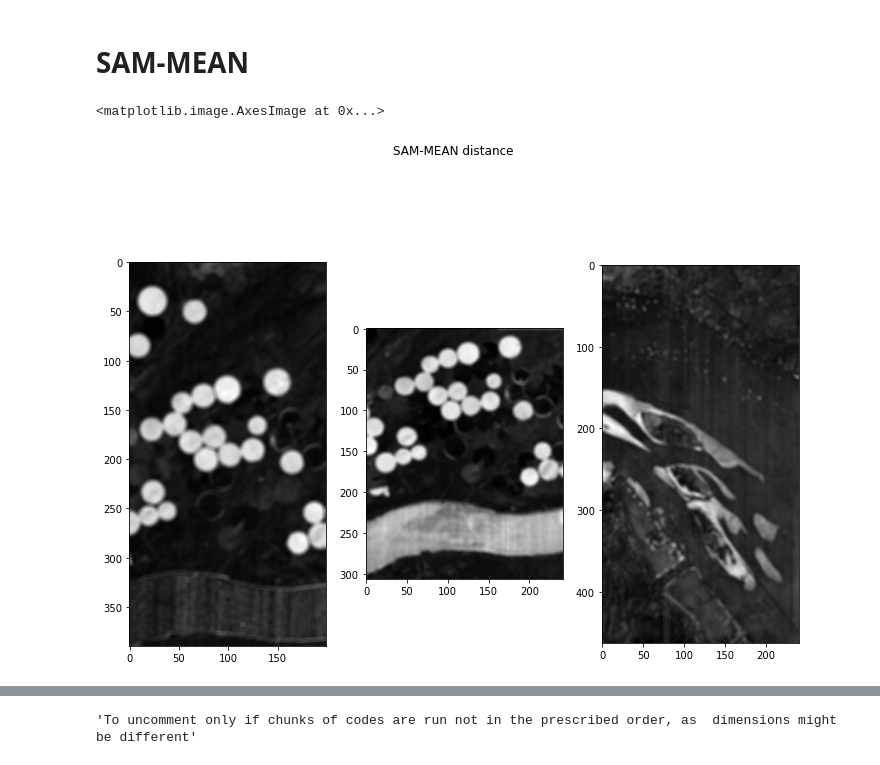
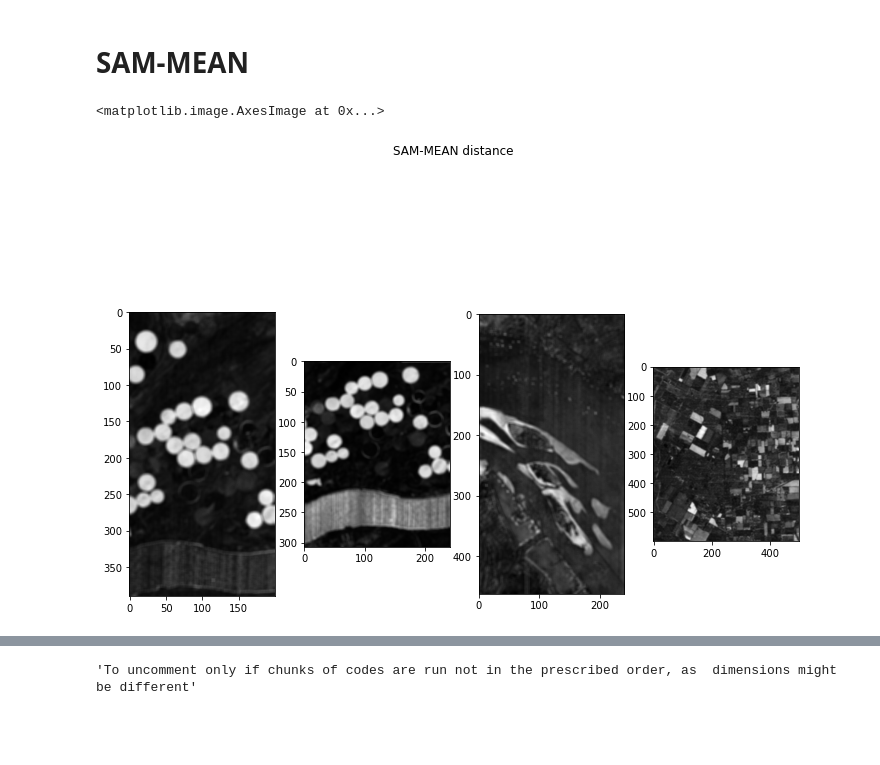
Before and after one commit to AntonellaFalini/RSB, a Jupyter notebook: RSB.ipynb, the cells around one changed output, grey strips where cells are left out. Saved outputs shown, nothing was run; the diff lists cells and outputs as text; code cells hidden in the pictures; blank space fills up the shorter version.

```diff
--- a/RSB.ipynb
+++ b/RSB.ipynb
@@ -127,3 +197,12 @@ River vectorized  (111583, 198)
+# %%
+Old1 = np.copy(B1)
+Old2 = np.copy(B2)
+# %%
+B1 = np.copy(Old1)
+B2 = np.copy(Old2)
+# %%
+B1 = abs(B1)**0.2
+B2 = abs(B2)**0.2
 # %% [markdown]
 # Error Function Definitions
 
@@ -484,15 +613,18 @@ HsM = SAM_MEAN(H1.reshape(m1,n1,k1), H2.reshape(m2,n2,k2))
 UsM = SAM_MEAN(U1.reshape(mu1,nu1,ku1), U2.reshape(mu2,nu2,ku2))
 
 RsM = SAM_MEAN(R1.reshape(mr1,nr1,kr1), R2.reshape(mr2,nr2,kr2))
+
+BsM = SAM_MEAN(B1.reshape(mb1,nb1,kb1), B2.reshape(mb2,nb2,kb2))
 # %%
-fig, (ax1, ax2, ax3) = plt.subplots(1, 3,figsize=(12,9))
+fig, (ax1, ax2, ax3,ax4) = plt.subplots(1, 4,figsize=(12,9))
 fig.suptitle('SAM-MEAN distance')
 ax1.imshow(HsM,cmap = plt.cm.gray)
 ax2.imshow(UsM, cmap = plt.cm.gray)
 ax3.imshow(RsM, cmap = plt.cm.gray)
+ax4.imshow(BsM, cmap = plt.cm.gray)
 # %% [output]
 <matplotlib.image.AxesImage at 0x...>
-[figure, old version]
+[figure, new version]
 # %%
 HsM = Scale(HsM)
 
```
Also changed, not shown: parts of 41 cells of this notebook, 1 other file.
